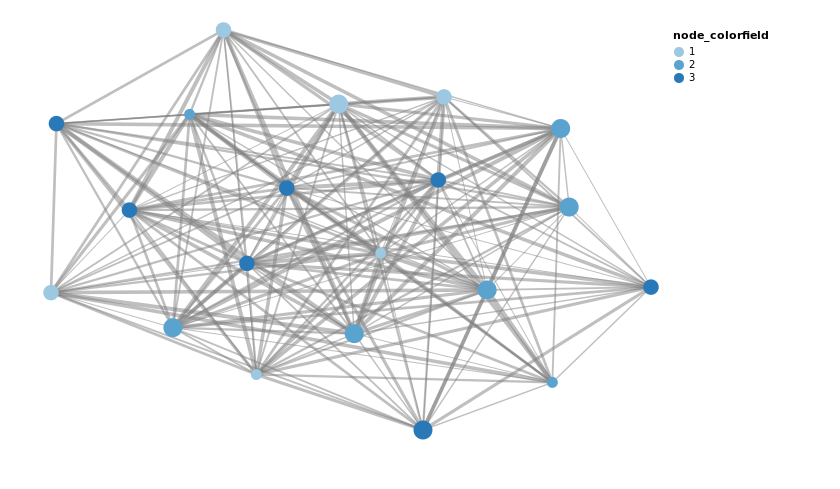
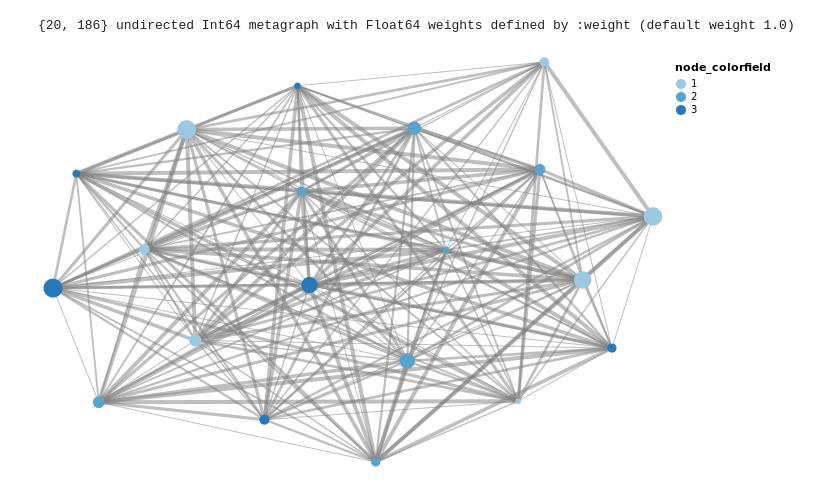
Before and after one commit to JuliaGraphs/VegaGraphs.jl, a Jupyter notebook: sandbox/Testing_graphplot.ipynb, the cells around one changed output. Saved outputs shown, nothing was run; the diff lists cells and outputs as text; code cells hidden in the pictures.

```diff
--- a/sandbox/Testing_graphplot.ipynb
+++ b/sandbox/Testing_graphplot.ipynb
@@ -21,14 +21,19 @@ for (i,e) in enumerate(edges(g))
     random_ew[2*i-1] = rand(1:8)
     random_ew[2*i] = random_ew[2*i-1]
 end
+# %%
+g
+# %% [output]
+{20, 186} undirected Int64 metagraph with Float64 weights defined by :weight (default weight 1.0)
 # %%
 random_nodecolor = rand([1,2,3],20)
+random_nodesize  = rand(20)
 p = VegaGraphs.graphplot(g,tooltip=true,ew=true,
     node_label=false,node_colorfield=random_nodecolor,
-    node_sizefield=field,
+    node_sizefield=random_nodesize,
     node_sizefieldtype="q",
     node_colorfieldtype="o",
     edge_weightfield=random_ew
 )
 # %% [output]
-[figure, old version]
+[figure, new version]
```
Also changed, not shown: parts of 2 cells of this notebook, 2 other files.
